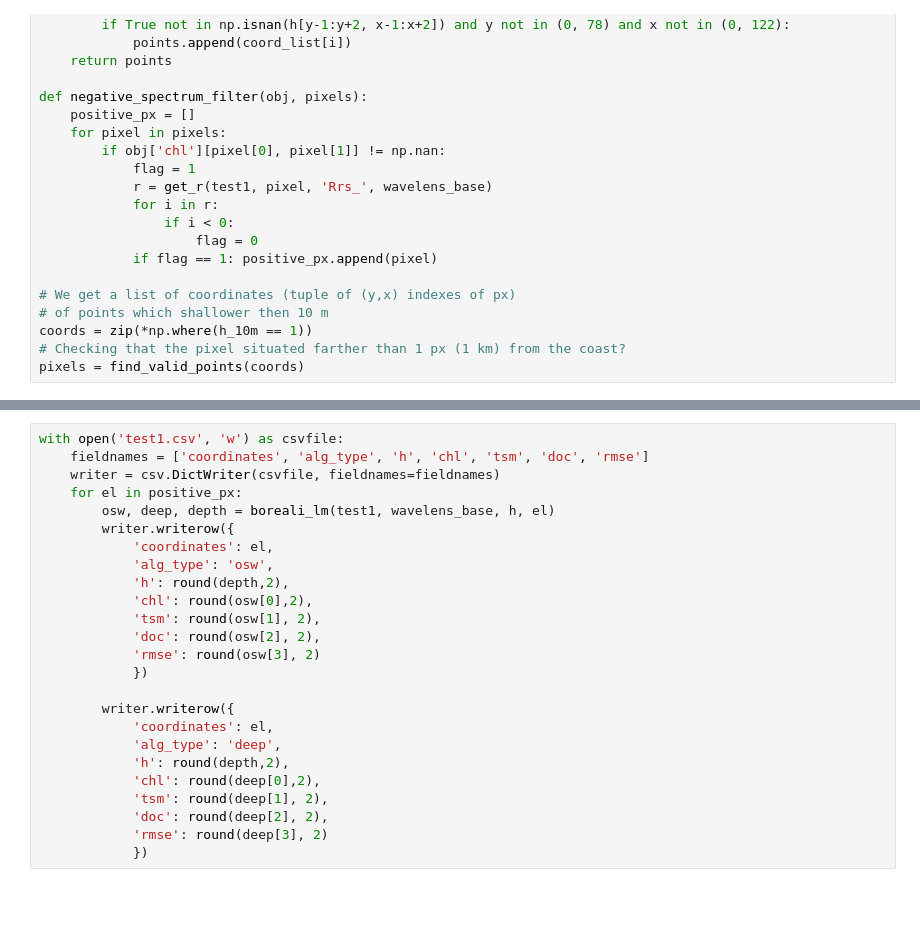
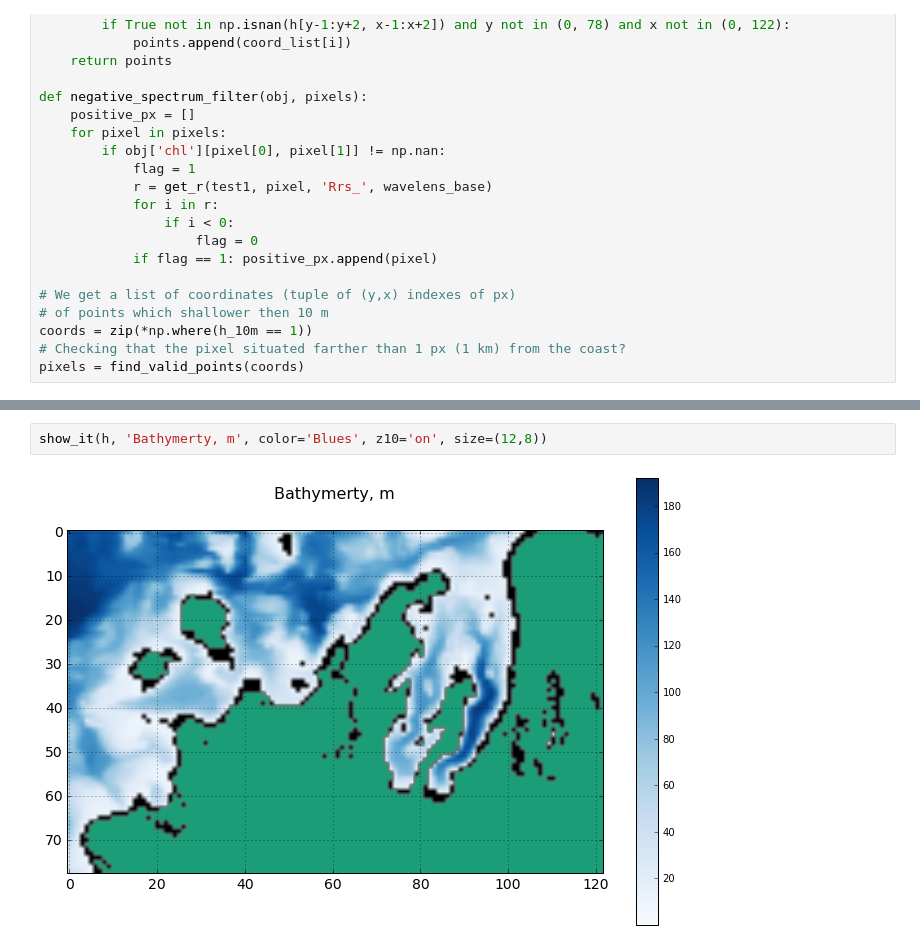
Before and after one commit to korvinos/work, a Jupyter notebook: exercises.ipynb, the cells around one changed output, grey strips where cells are left out. Saved outputs shown, nothing was run; the diff lists cells and outputs as text; blank space fills up the shorter version.

```diff
--- a/exercises.ipynb
+++ b/exercises.ipynb
@@ -304,25 +306,4 @@ BOREALI OSW: chl= 0.81, tsm= 0.01, doc= 0.04, rmse= 0.00
-# %%
-with open('test1.csv', 'w') as csvfile:
-    fieldnames = ['coordinates', 'alg_type', 'h', 'chl', 'tsm', 'doc', 'rmse']
-    writer = csv.DictWriter(csvfile, fieldnames=fieldnames)
-    for el in positive_px:
-        osw, deep, depth = boreali_lm(test1, wavelens_base, h, el)
-        writer.writerow({
-            'coordinates': el,
-            'alg_type': 'osw',
-            'h': round(depth,2),
-            'chl': round(osw[0],2),
-            'tsm': round(osw[1], 2),
-            'doc': round(osw[2], 2),
-            'rmse': round(osw[3], 2)
-            })
-
-        writer.writerow({
-            'coordinates': el,
-            'alg_type': 'deep',
-            'h': round(depth,2),
-            'chl': round(deep[0],2),
-            'tsm': round(deep[1], 2),
-            'doc': round(deep[2], 2),
-            'rmse': round(deep[3], 2)
-            })
+# %%
+show_it(h, 'Bathymerty, m', color='Blues', z10='on', size=(12,8))
+# %% [output]
+[figure, added]
```
Also changed, not shown: parts of 13 cells of this notebook, 3 other files.
